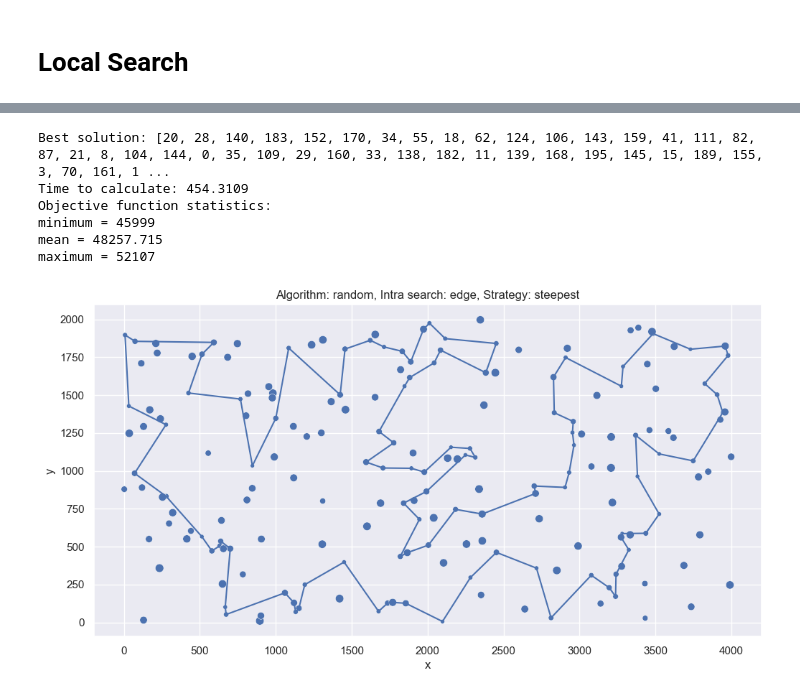
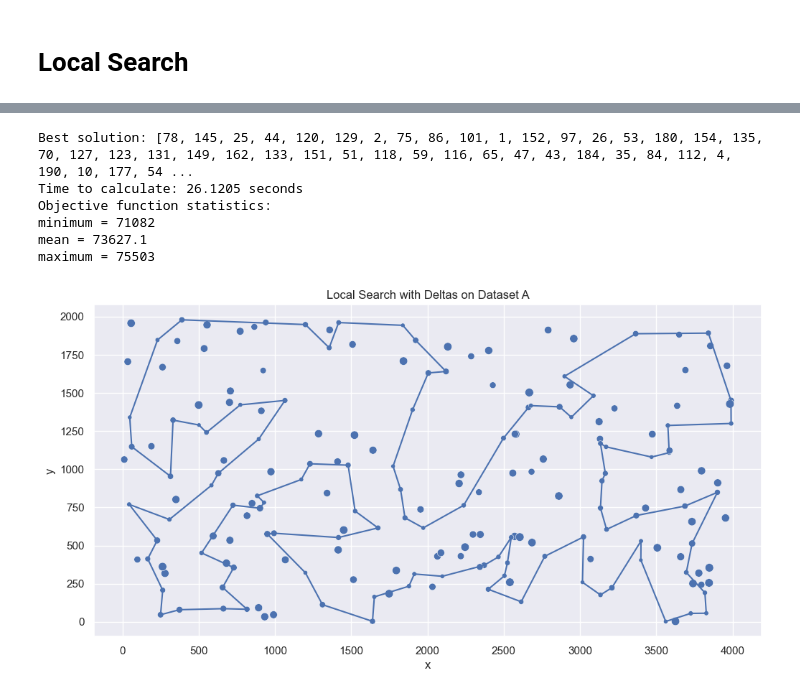
Before and after one commit to AndrukhKiril/EvolutionaryComputation, a Jupyter notebook: Lab 5/EC_lab5.ipynb, the cells around one changed output, grey strips where cells are left out. Drawn from its saved outputs; the diff is of its cells as text; code cells hidden in the pictures.

```diff
--- a/Lab 5/EC_lab5.ipynb
+++ b/Lab 5/EC_lab5.ipynb
@@ -460,22 +283,0 @@ maximum = 78058
-# %%
-experiment(
-    dataset_B,
-    distance_matrix_B,
-    f"Algorithm: {algo}, Intra search: {search}, Strategy: {strat}",
-    init_local_search,
-    show_indices=False,
-    **{
-        "strategy": strat,
-        "intra_search": search,
-        "debug_mode": True,
-        "algo_to_enchance": algo,
-    },
-)
-# %% [output]
-Best solution: [20, 28, 140, 183, 152, 170, 34, 55, 18, 62, 124, 106, 143, 159, 41, 111, 82, 87, 21, 8, 104, 144, 0, 35, 109, 29, 160, 33, 138, 182, 11, 139, 168, 195, 145, 15, 189, 155, 3, 70, 161, 1 ...
-Time to calculate: 454.3109
-Objective function statistics:
-minimum = 45999
-mean = 48257.715
-maximum = 52107
-[figure, removed]
@@ -481,0 +375,52 @@ maximum = 52107
+# %%
+def experiment_with_deltas(dataset, distance_matrix, title, function, debug_mode=False):
+    start_time = time.time()
+    ratings = []
+    for i in range(10):
+        initial_solution = init_random_solution(dataset, distance_matrix, start=0)
+        optimized_solution = function(
+            dataset=dataset,
+            distance_matrix=distance_matrix,
+            initial_solution=initial_solution,
+            debug_mode=debug_mode,
+        )
+        solution = optimized_solution
+        if not solution:
+            continue
+        cost = calculate_function_cost(dataset, solution)
+        ratings.append((solution, cost))
+
+        if debug_mode:
+            print(f"Iteration {i}: Cost = {cost}")
+
+    if not ratings:
+        print("No valid solutions were found.")
+        return
+
+    best = min(ratings, key=lambda x: x[1])
+    minimum = best[1]
+    mean = sum(obj_function for _, obj_function in ratings) / len(ratings)
+    maximum = max(ratings, key=lambda x: x[1])[1]
+    end_time = time.time()
+
+    print(f"Best solution: {best[0]}")
+    print(f"Time to calculate: {(end_time - start_time):.4f} seconds")
+    print("Objective function statistics:")
+    print(f"minimum = {minimum}\nmean = {mean}\nmaximum = {maximum}")
+    plot(dataset, best[0], title=title)
+# %%
+experiment_with_deltas(
+    dataset=dataset_A,
+    distance_matrix=distance_matrix_A,
+    title="Local Search with Deltas on Dataset A",
+    function=local_search_with_deltas,
+    debug_mode=False
+)
+# %% [output]
+Best solution: [78, 145, 25, 44, 120, 129, 2, 75, 86, 101, 1, 152, 97, 26, 53, 180, 154, 135, 70, 127, 123, 131, 149, 162, 133, 151, 51, 118, 59, 116, 65, 47, 43, 184, 35, 84, 112, 4, 190, 10, 177, 54 ...
+Time to calculate: 26.1205 seconds
+Objective function statistics:
+minimum = 71082
+mean = 73627.1
+maximum = 75503
+[figure, added]
```
Also changed, not shown: parts of 19 cells of this notebook, 1 other file.
